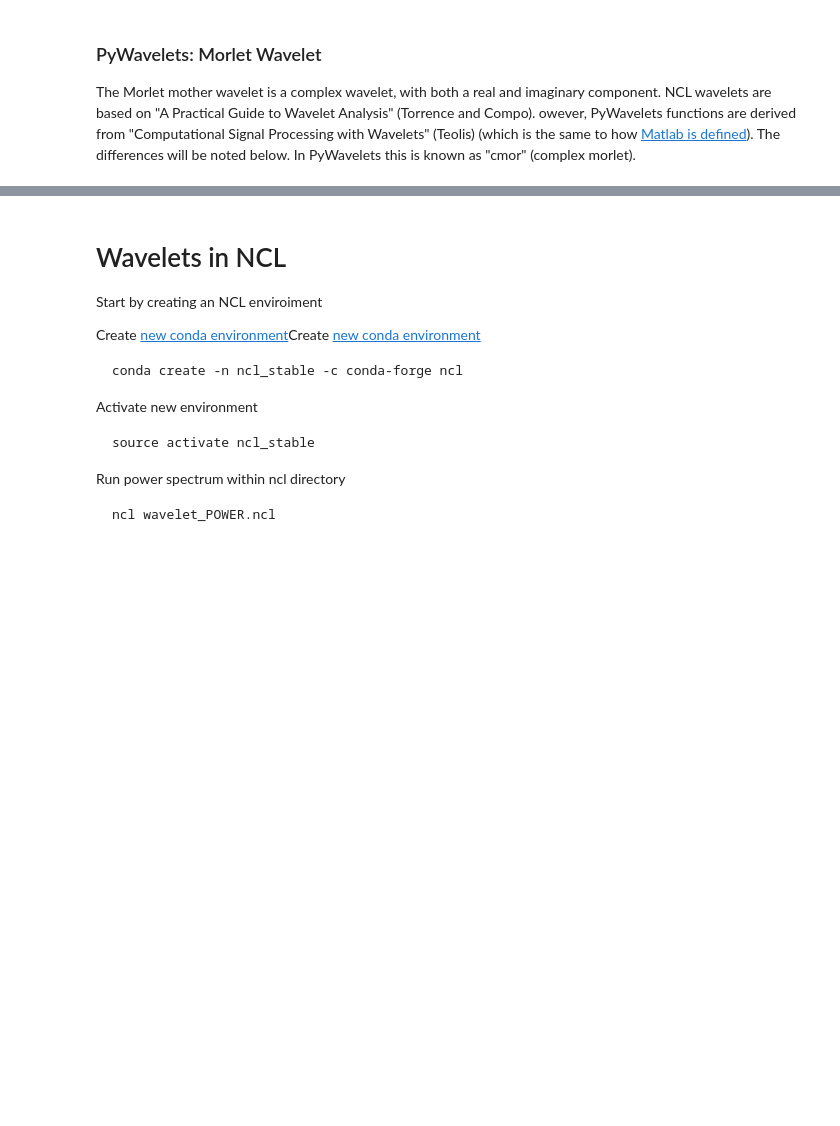
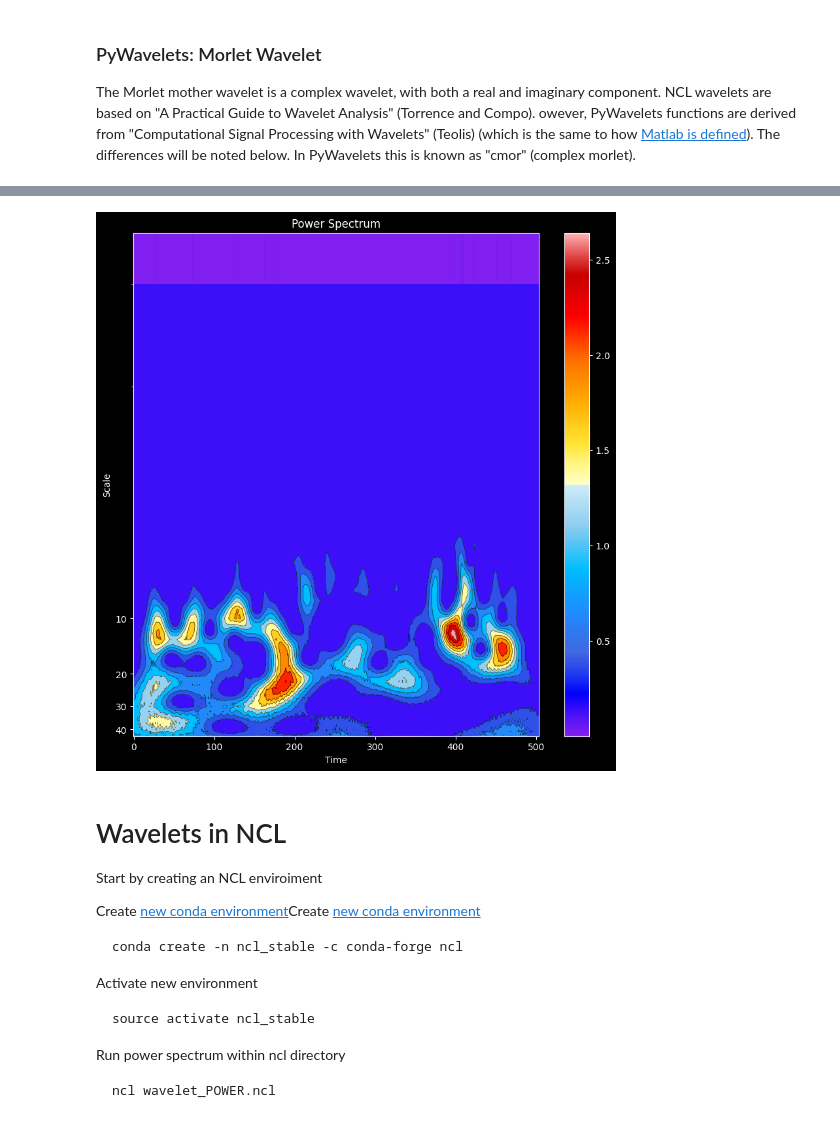
Before and after one commit to NCAR/geocat-scratch, a Jupyter notebook: geocat-applications/wavelet.ipynb, the cells around one changed output, grey strips where cells are left out. Drawn from its saved outputs; the diff is of its cells as text; code cells hidden in the pictures; blank space fills up the shorter version.

Commit message:
set up power spectrum graph

```diff
--- a/geocat-applications/wavelet.ipynb
+++ b/geocat-applications/wavelet.ipynb
@@ -22,8 +24,7 @@ import pywt # PyWavelets
 
 bandwidth = 2
 center_freq = 6/(2*math.pi)
-
-[psi, x] = pywt.ContinuousWavelet(f"cmor{bandwidth}-{center_freq}").wavefun(10)
+wavelet_mother = f"cmor{bandwidth}-{center_freq}"
 # %%
 # Download nino3 data
 nino_url = 'https://paos.colorado.edu/research/wavelets/wave_idl/nino3sst.txt'
@@ -37,5 +38,5 @@ jtot = 44 # largest scale
 scales = np.arange(1, jtot+1)
 wavelet_coeffs, freqs = pywt.cwt(data=sst_data,
                                  scales=scales,
-                                 wavelet=complex_morlet,
+                                 wavelet=wavelet_mother,
                                  sampling_period=dt)
@@ -44,3 +53,30 @@ NameError: name 'sst_data' is not defined
+# %%
+power = np.power((abs(wavelet_coeffs)), 2)  # compare the power spectrum (absolute value squared)
+
+# Plot scalogram
+fig, ax = plt.subplots(figsize=(10, 10))
+plt.style.use('dark_background')
+
+ax.set_yscale("symlog")
+ax.invert_yaxis()
+ax.set_yticks([10, 20, 30, 40, 50])
+ax.set_yticklabels([10, 20, 30, 40, 50])
+
+plt.contourf(power,
+             vmax=(power).max(), vmin=(power).min(),
+             cmap=cmaps.ncl_default, levels=10)
+plt.contour(power, levels=10, colors="k", linewidths=0.5, alpha=0.75)
+
+plt.title("Power Spectrum")
+plt.xlabel("Time")
+plt.ylabel("Scale")
+plt.imshow(power,
+           vmax=(power).max(), vmin=(power).min(),
+           cmap=cmaps.ncl_default, aspect="auto")
+plt.colorbar()
+plt.show()
+# %% [output]
+[figure, added]
 # %% [markdown]
 # Wavelets in NCL
 
```
Also changed, not shown: parts of 6 cells of this notebook, 1 other file.
